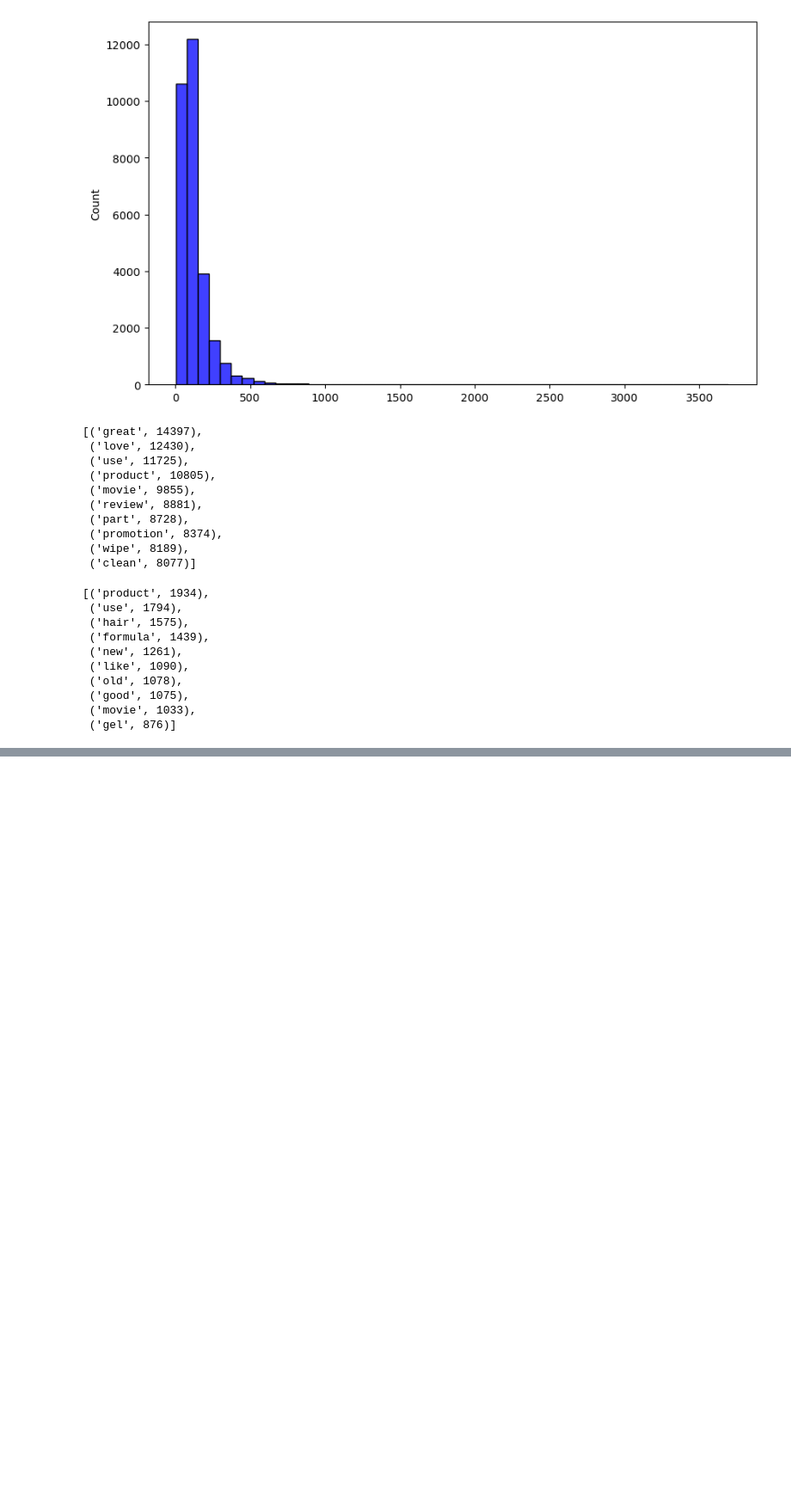
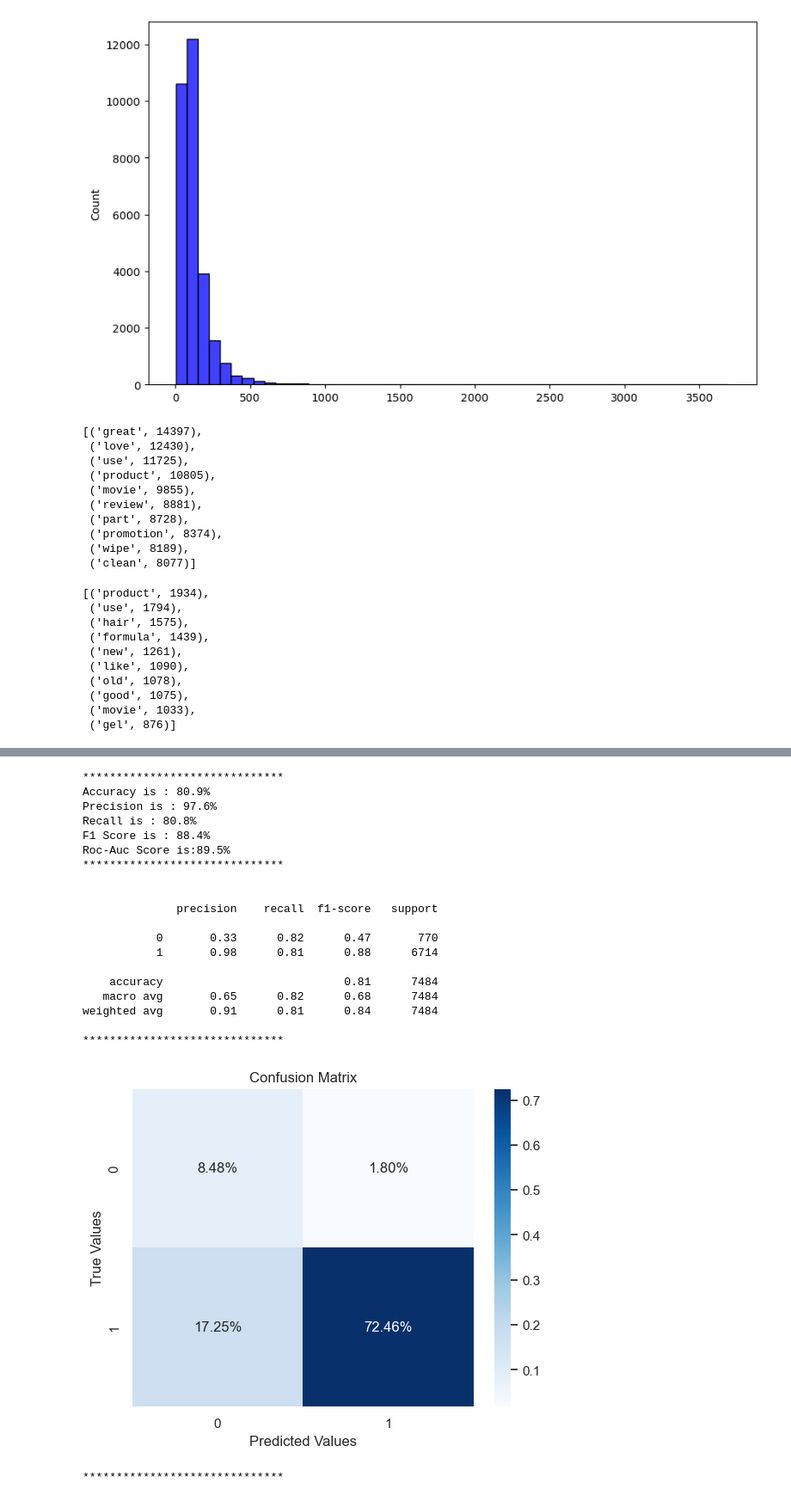
Before and after one commit to sYashReddy/upGradCapstone, a Jupyter notebook: Untitled.ipynb, the cells around one changed output, grey strips where cells are left out. Shown at 86% size. Cells and saved outputs as stored; diff of their text form; code cells hidden in the pictures; blank space fills up the shorter version.

```diff
--- a/Untitled.ipynb
+++ b/Untitled.ipynb
@@ -517,0 +741,29 @@ def get_top_n_ngram( corpus, n_gram_range ,n=None):
+# %%
+mnb = MultinomialNB(alpha=1.0)
+mnb_modebuilder = ModelBuilder(mnb, X_train, X_test, y_train, y_test)
+# %%
+# Train and Predict the Test Labels
+y_pred_class  = mnb_modebuilder.train_model()
+nb_metrics = mnb_modebuilder.evaluate_model(y_pred_class)
+# %% [output]
+******************************
+Accuracy is : 80.9%
+Precision is : 97.6%
+Recall is : 80.8%
+F1 Score is : 88.4%
+Roc-Auc Score is:89.5%
+******************************
+
+
+              precision    recall  f1-score   support
+
+           0       0.33      0.82      0.47       770
+           1       0.98      0.81      0.88      6714
+
+    accuracy                           0.81      7484
+   macro avg       0.65      0.82      0.68      7484
+weighted avg       0.91      0.81      0.84      7484
+
+******************************
+[figure, added]
+******************************
```
Also changed, not shown: parts of 33 cells of this notebook, 3 other files.
